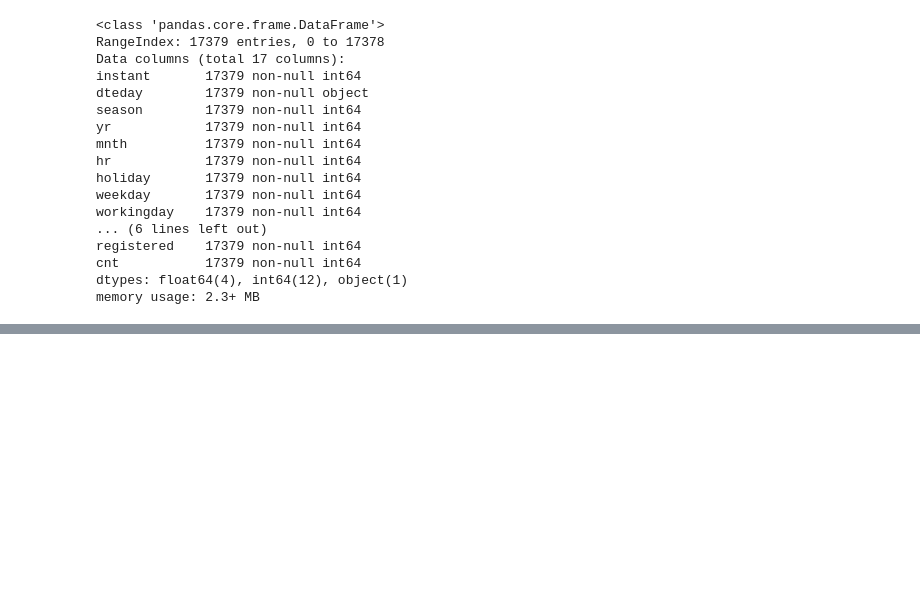
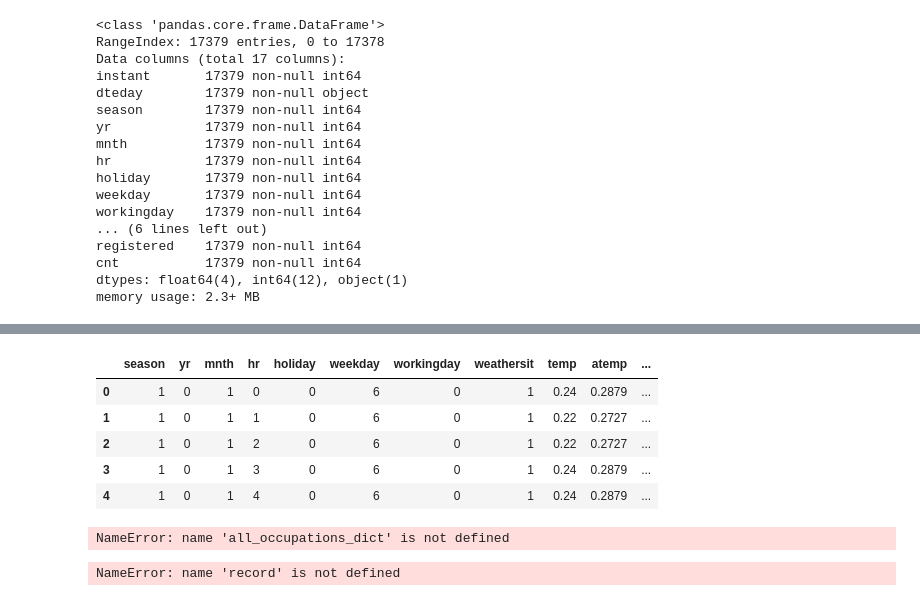
Before and after one commit to alonsopg/PySpark-Notes, a Jupyter notebook: Regression with Pyspark.ipynb, the cells around one changed output, grey strips where cells are left out. Drawn from its saved outputs; the diff is of its cells as text; code cells hidden in the pictures; blank space fills up the shorter version.

```diff
--- a/Regression with Pyspark.ipynb
+++ b/Regression with Pyspark.ipynb
@@ -73,0 +114,57 @@ print get_mapping(records, 2)
+# %%
+#Se ignorarán record ID, rawdate columns, casual y registered
+#df_2 = df.drop('dteday', 'casual', 'registered', 1)
+
+df_hour.drop(df_hour.columns[[0,1,14,15]], axis=1, inplace=True)
+df_hour.head()
+# %% [output]
+|  | season | yr | mnth | hr | holiday | weekday | workingday | weathersit | temp | atemp | ... |
+| 0 | 1 | 0 | 1 | 0 | 0 | 6 | 0 | 1 | 0.24 | 0.2879 | ... |
+| 1 | 1 | 0 | 1 | 1 | 0 | 6 | 0 | 1 | 0.22 | 0.2727 | ... |
+| 2 | 1 | 0 | 1 | 2 | 0 | 6 | 0 | 1 | 0.22 | 0.2727 | ... |
+| 3 | 1 | 0 | 1 | 3 | 0 | 6 | 0 | 1 | 0.24 | 0.2879 | ... |
+| 4 | 1 | 0 | 1 | 4 | 0 | 6 | 0 | 1 | 0.24 | 0.2879 | ... |
+# %%
+import numpy as np
+#prefiero usar shape pero con len se puede
+k = len(all_occupations_dict)
+binary_x = np.zeros(k)
+
+
+k_administrator = all_occupations_dict['administrator']
+binary_x[k_administrator] = 1
+print 'Binary feature vector (administrator): \n', binary_x
+print '\nDimension del vector (administrator) %d'% binary_x.shape
+
+print '###################################################'
+# %% [output]
+NameError: name 'all_occupations_dict' is not defined
+# %%
+from pyspark.mllib.regression import LabeledPoint
+import numpy as np
+
+# function to use the feature mappings to extract binary feature vectors, and concatenate with
+# the numerical feature vectors
+
+def extract_features(record):
+    cat_vec = np.zeros(cat_len)
+    print cat_len
+    i = 0
+    step = 0
+    for field in record[2:9]:
+        m = mappings[i]
+        idx = m[field]
+        cat_vec[idx + step] = 1
+        i = i + 1
+        step = step + len(m)
+
+    num_vec = np.array([float(field) for field in record[10:14]])
+    return np.concatenate((cat_vec, num_vec))
+
+
+def extract_label(record):
+    return float(record[-1])
+
+print cat_len
+# %% [output]
+NameError: name 'record' is not defined
```
Also changed, not shown: parts of 12 cells of this notebook, 2 other files.
